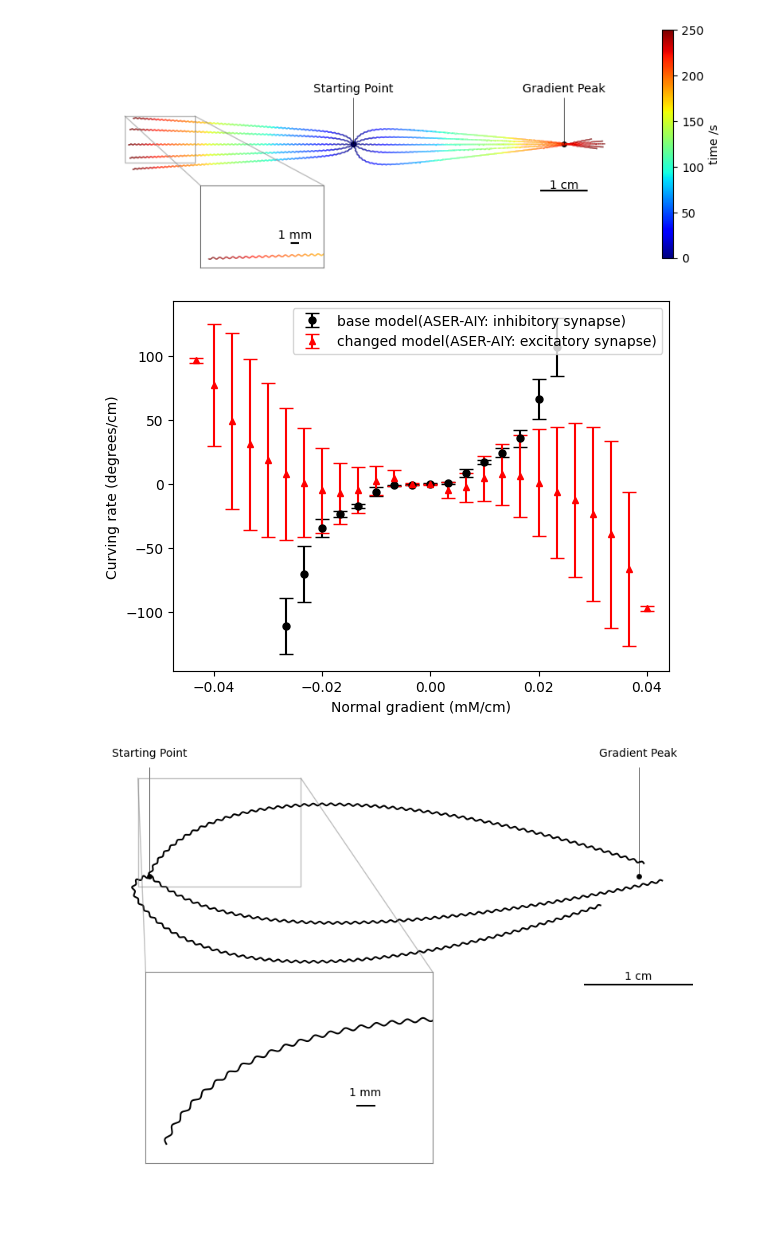
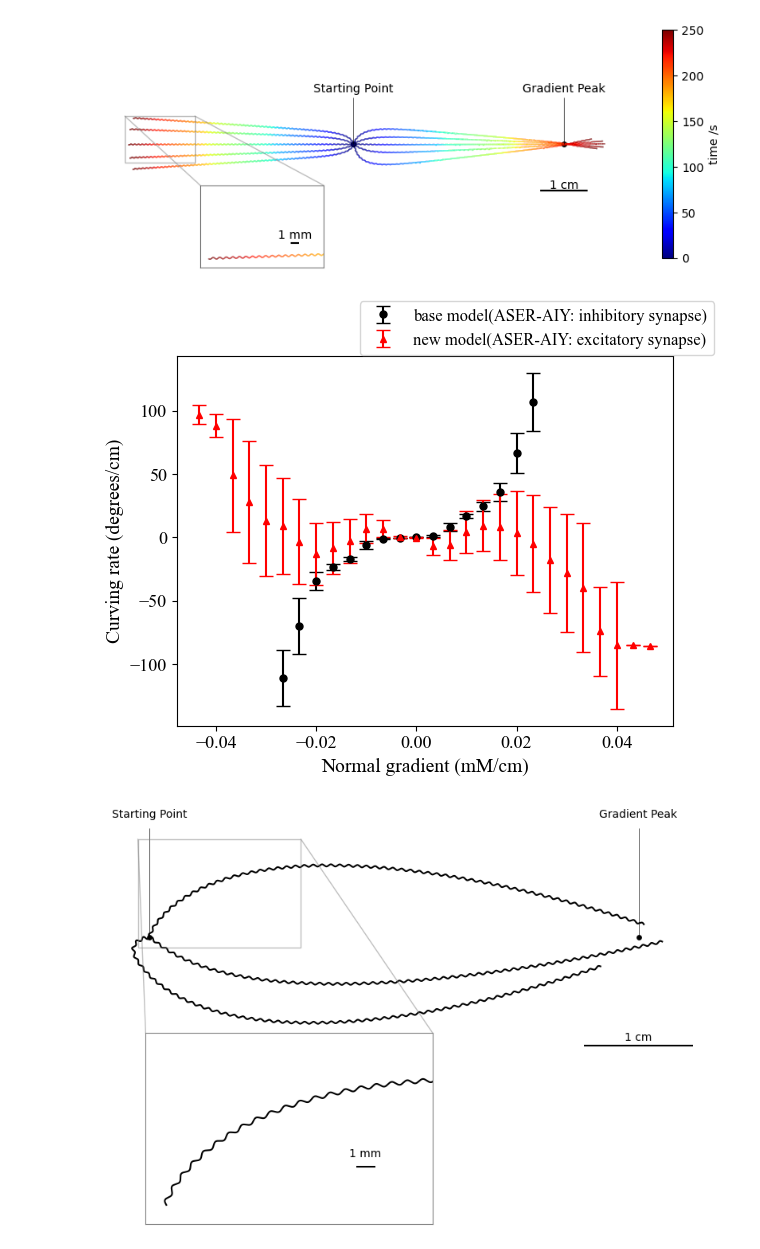
Before and after one commit to 118-Oganesson/C_elegans, a Jupyter notebook: python/main.ipynb, the cells around one changed output. Saved outputs shown, nothing was run; the diff lists cells and outputs as text; code cells hidden in the pictures; blank space fills up the shorter version.

```diff
--- a/python/main.ipynb
+++ b/python/main.ipynb
@@ -167,49 +167,52 @@ import load
 import figure
 import matplotlib.pyplot as plt
 
+#  フォントを Times New Roman  に設定
+plt.rcParams["font.family"] = "Times New Roman"
+
 data_negative = load.load_output_txt(
     "../output/concentration_memory/gauss_concentration/Result_aiz_negative_0/n_vs_t_0.txt"
 )
 data_positive = load.load_output_txt(
-    "../output/concentration_memory/gauss_concentration/Result_aiz_negative_0/n_vs_t_10.txt"
+    "../output/concentration_memory/gauss_concentration/Result_aiz_negative_0_optimize_aser_aiy_positive/n_vs_t_0.txt"
 )
 
 plt.errorbar(
     data_negative[0],
     data_negative[1],
     yerr=data_negative[2],
     capsize=5,
     fmt="o",
     markersize=5,
     ecolor="black",
     markeredgecolor="black",
     color="black",
     label="base model(ASER-AIY: inhibitory synapse)",
 )
 
 plt.errorbar(
     data_positive[0],
     data_positive[1],
     yerr=data_positive[2],
     capsize=5,
     fmt="^",
     markersize=5,
     ecolor="red",
     markeredgecolor="red",
     color="red",
-    label="changed model(ASER-AIY: excitatory synapse)",
+    label="new model(ASER-AIY: excitatory synapse)",
 )
 
-plt.xlabel("Normal gradient (mM/cm)")
-plt.ylabel("Curving rate (degrees/cm)")
+plt.xlabel("Normal gradient (mM/cm)", fontsize=14)
+plt.ylabel("Curving rate (degrees/cm)", fontsize=14)
 # plt.xticks([-0.01, -0.005, 0, 0.005, 0.01])
 # plt.yticks([-40, -20, 0, 20, 40])
-plt.legend()
+plt.legend(loc="upper right", bbox_to_anchor=(1.1, 1.17), fontsize=12)
 
 plt.savefig("./要旨.png", dpi=300)
 plt.show()
 # %% [output]
-[figure, old version]
+[figure, new version]
 # %%
 import numpy as np
 import multiprocessing
```
Also changed, not shown: 3 other files.
